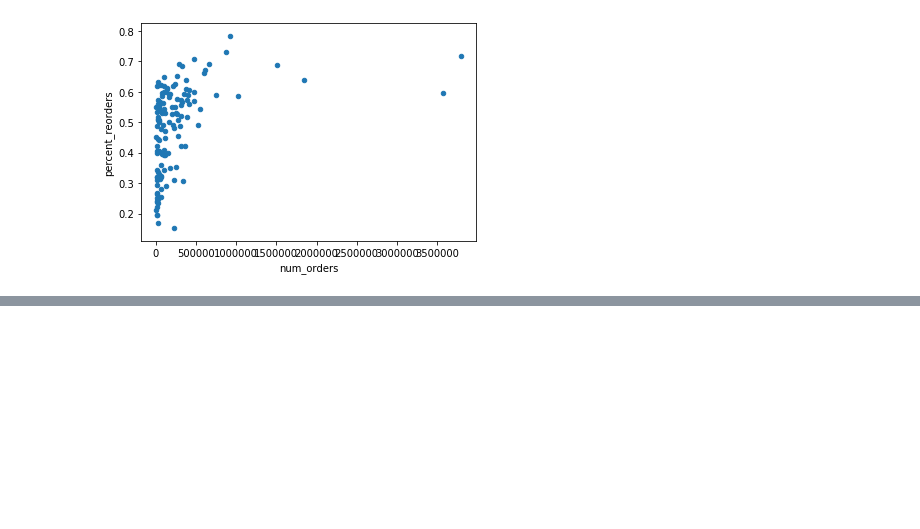
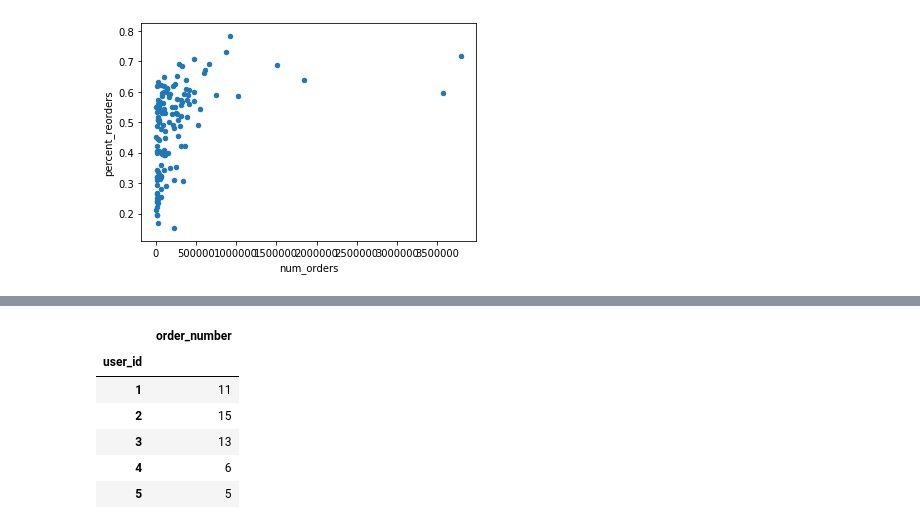
Before and after one commit to ekoly/DS-Unit-1-Sprint-1-Data-Wrangling-and-Storytelling, a Jupyter notebook: module3-join-and-reshape-data/LS_DS_113_Join_and_Reshape_Data_Assignment.ipynb, the cells around one changed output, grey strips where cells are left out. Cells and saved outputs as stored; diff of their text form; code cells hidden in the pictures; blank space fills up the shorter version.

```diff
--- a/module3-join-and-reshape-data/LS_DS_113_Join_and_Reshape_Data_Assignment.ipynb
+++ b/module3-join-and-reshape-data/LS_DS_113_Join_and_Reshape_Data_Assignment.ipynb
@@ -951,0 +982,11 @@ merged.plot.scatter(x="num_orders", y="percent_reorders")
+# %%
+latest_orders = orders.pivot_table(values="order_number", index="user_id", aggfunc=np.max)
+latest_orders.head()
+# %% [output]
+|  | order_number |
+| user_id |  |
+| 1 | 11 |
+| 2 | 15 |
+| 3 | 13 |
+| 4 | 6 |
+| 5 | 5 |
```
Also changed, not shown: parts of 6 cells of this notebook.
